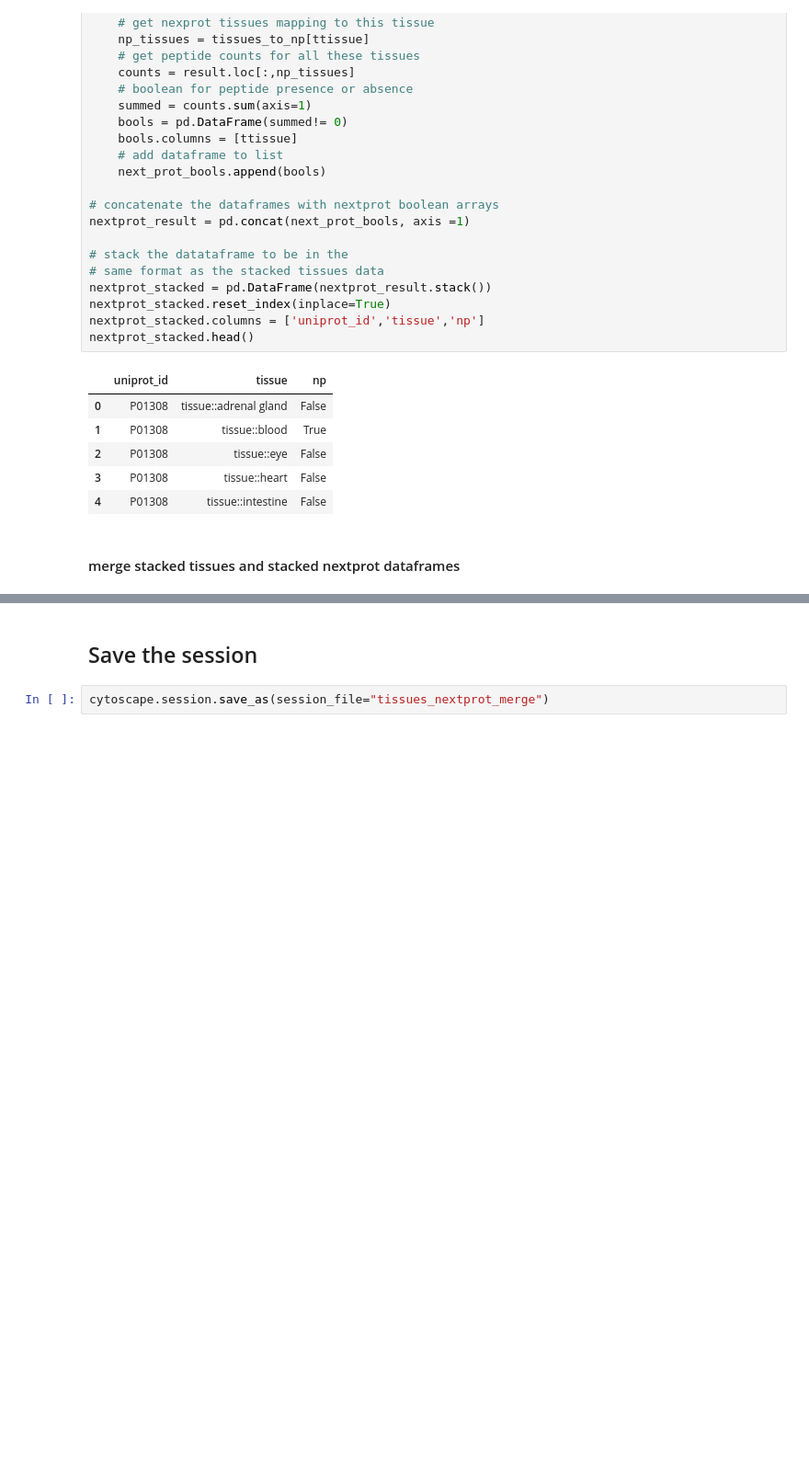
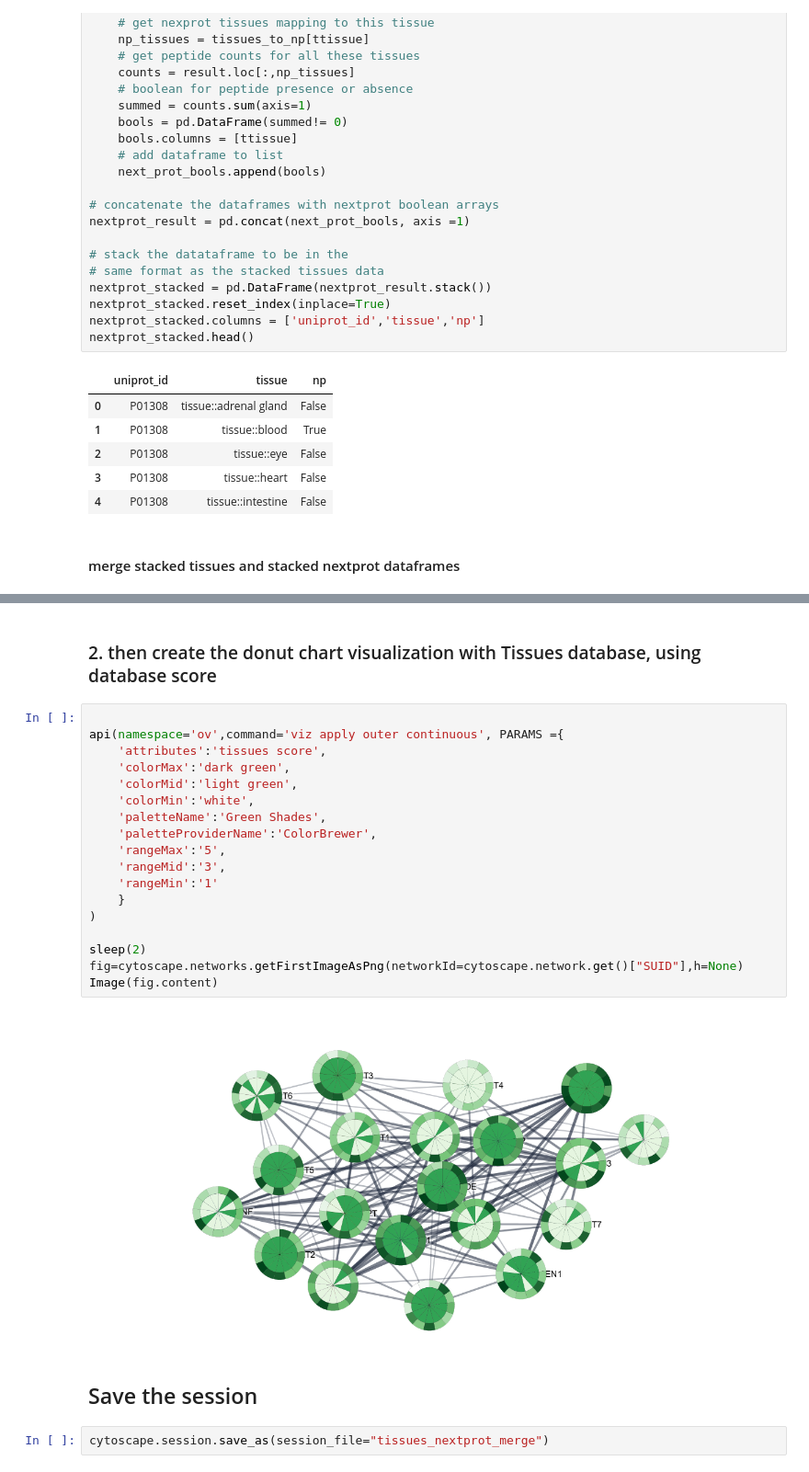
Before and after one commit to scaramonche/EuBIC2020_Cytoscape, a Jupyter notebook: cytoscape_tissues_nextprot.ipynb, the cells around one changed output, grey strips where cells are left out. Shown: that part at 92% size. Cells and saved outputs as stored; diff of their text form; blank space fills up the shorter version.

```diff
--- a/cytoscape_tissues_nextprot.ipynb
+++ b/cytoscape_tissues_nextprot.ipynb
@@ -389,3 +426,25 @@ merged_data.to_csv(
+# %% [markdown]
+### 2. then create the donut chart visualization with Tissues database, using database score
+# %%
+
+api(namespace='ov',command='viz apply outer continuous', PARAMS ={
+    'attributes':'tissues score',
+    'colorMax':'dark green',
+    'colorMid':'light green',
+    'colorMin':'white',
+    'paletteName':'Green Shades',
+    'paletteProviderName':'ColorBrewer',
+    'rangeMax':'5',
+    'rangeMid':'3',
+    'rangeMin':'1'
+    }
+)
+
+sleep(2)
+fig=cytoscape.networks.getFirstImageAsPng(networkId=cytoscape.network.get()["SUID"],h=None)
+Image(fig.content)
+# %% [output]
+[figure, added]
 # %% [markdown]
 ## Save the session
 # %%
```
Also changed, not shown: parts of 17 cells of this notebook.
